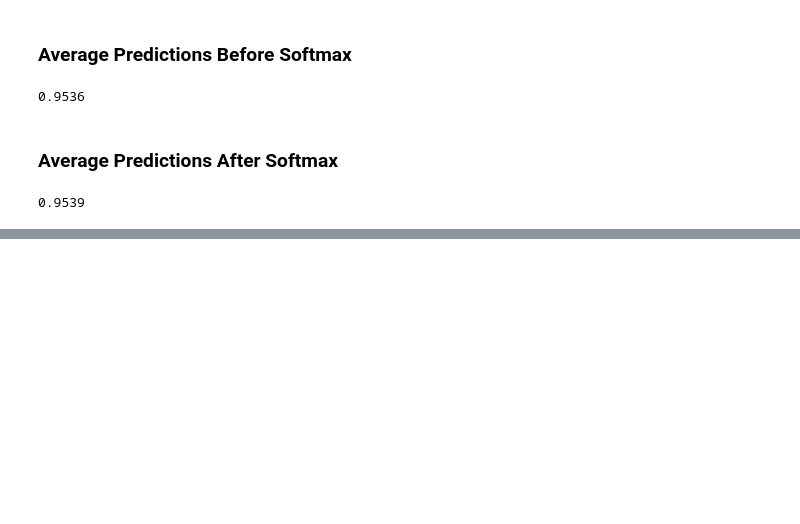
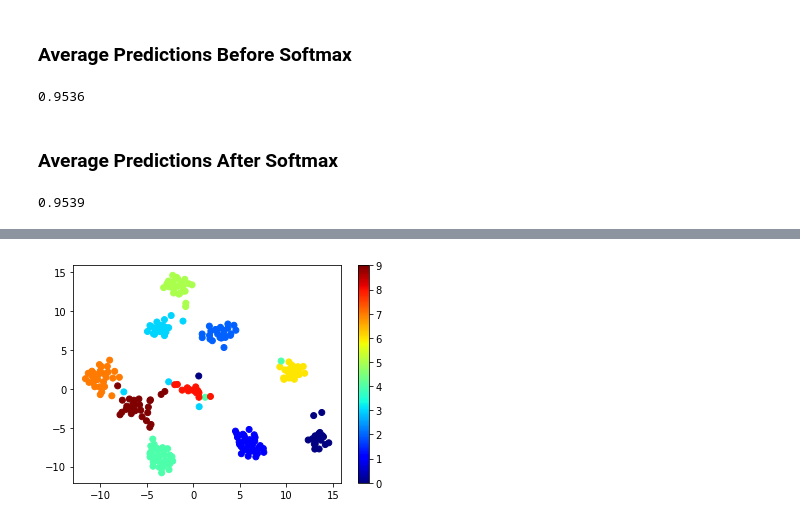
Before and after one commit to agongt408/vbranch, a Jupyter notebook: mnist.ipynb, the cells around one changed output, grey strips where cells are left out. Saved outputs shown, nothing was run; the diff lists cells and outputs as text; code cells hidden in the pictures; blank space fills up the shorter version.

Commit message:
added tnse feature visualization

```diff
--- a/mnist.ipynb
+++ b/mnist.ipynb
@@ -152,14 +172,14 @@ sessions = [tf.Session(graph=g) for g in graphs]
 
 for i in np.random.choice(5, num_models, replace=False): # range(len(graphs)):
     with graphs[i].as_default():
-        model_path = './models/mnist_' + str(i + 1)
+        model_path = './models/mnist-{}_{}'.format(architecture, i + 1)
         meta_path = os.path.join(model_path, 'ckpt.meta')
         ckpt = tf.train.get_checkpoint_state(model_path)
 
         imported_graph = tf.train.import_meta_graph(meta_path)
         imported_graph.restore(sessions[i], ckpt.model_checkpoint_path)
 
-        sessions[i].run('test_init_op', feed_dict={'batch_size:0': len(X_test_flat)})
+        sessions[i].run('test_init_op', feed_dict={'batch_size:0': len(X_test)})
 
         output, loss, acc = sessions[i].run(['model_%d'%(i+1)+'/'+'output:0',
                                              'loss:0', 'acc:0'])
@@ -202,0 +225,13 @@ print(after_mean_acc)
+# %%
+with tf.Session() as sess:
+    model_path = os.path.join('models', 'mnist-{}_{}'.format(architecture,model_id))
+    meta_path = os.path.join(model_path, 'ckpt.meta')
+    ckpt = tf.train.get_checkpoint_state(model_path)
+
+    imported_graph = tf.train.import_meta_graph(meta_path)
+    imported_graph.restore(sess, ckpt.model_checkpoint_path)
+
+    sample_size = 250
+    sess.run('test_init_op', feed_dict={'batch_size:0':sample_size})
+    X_test_samples, y_test_samples, features = sess.run(['input:0', 'input:1',
+                                                         'model_'+str(model_id)+'/output:0'])
@@ -202,0 +240,6 @@ print(after_mean_acc)
+# %%
+start = time.time()
+tsne = TSNE(n_components=2, verbose=1, perplexity=40, n_iter=300)
+tsne_results = tsne.fit_transform(features)
+
+print('t-SNE done! Time elapsed: {} seconds'.format(time.time()-start))
@@ -202,0 +255,8 @@ print(after_mean_acc)
+# %%
+labels = np.argmax(y_test_samples, axis=-1)
+# %%
+plt.scatter(tsne_results[:,0], tsne_results[:,1], c=labels, cmap=plt.cm.jet)
+plt.colorbar()
+plt.show()
+# %% [output]
+[figure, added]
```
Also changed, not shown: parts of 13 cells of this notebook, 3 other files.
